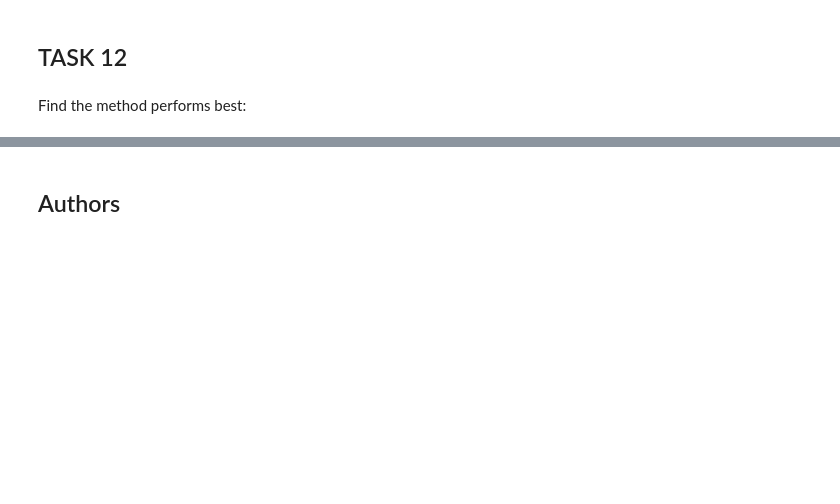
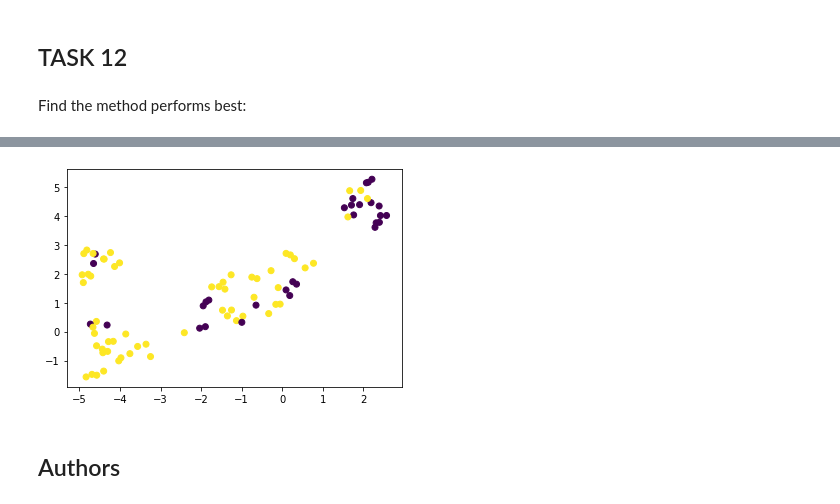
Before and after one commit to cspielvogel/Applied-Data-Science-Capstone, a Jupyter notebook: Machine Learning Prediction Lab.ipynb, the cells around one changed output, grey strips where cells are left out. Saved outputs shown, nothing was run; the diff lists cells and outputs as text; code cells hidden in the pictures; blank space fills up the shorter version.

```diff
--- a/Machine Learning Prediction Lab.ipynb
+++ b/Machine Learning Prediction Lab.ipynb
@@ -333,0 +396,4 @@ Best classifier(s): ['logreg_cv', 'svm_cv', 'knn_cv'] with ACC 0.944444444444444
+# %%
+X = pd.read_csv('https://cf-courses-data.s3.us.cloud-object-storage.appdomain.cloud/IBM-DS0321EN-SkillsNetwork/datasets/dataset_part_3.csv')
+X = X[X.columns[:5]]
+X
@@ -333,0 +414,5 @@ Best classifier(s): ['logreg_cv', 'svm_cv', 'knn_cv'] with ACC 0.944444444444444
+# %%
+transform = preprocessing.StandardScaler()
+X[:] = transform.fit_transform(X)
+
+X_train, X_test, Y_train, Y_test = train_test_split(X, Y, test_size=0.2, random_state=2)
@@ -334,3 +600,17 @@ Best classifier(s): ['logreg_cv', 'svm_cv', 'knn_cv'] with ACC 0.944444444444444
+# %%
+import umap.umap_ as umap
+
+# UMAP
+X_umap = umap.UMAP(
+    random_state=0,
+).fit_transform(X)
+# %%
+import seaborn as sns
+import matplotlib.pyplot as plt
+plt.scatter(X_umap[:, 0], X_umap[:, 1], c=Y)
+plt.show()
+# %% [output]
+[figure, added]
 # %% [markdown]
 ## Authors
 # %% [markdown]
```
Also changed, not shown: parts of 17 cells of this notebook.
